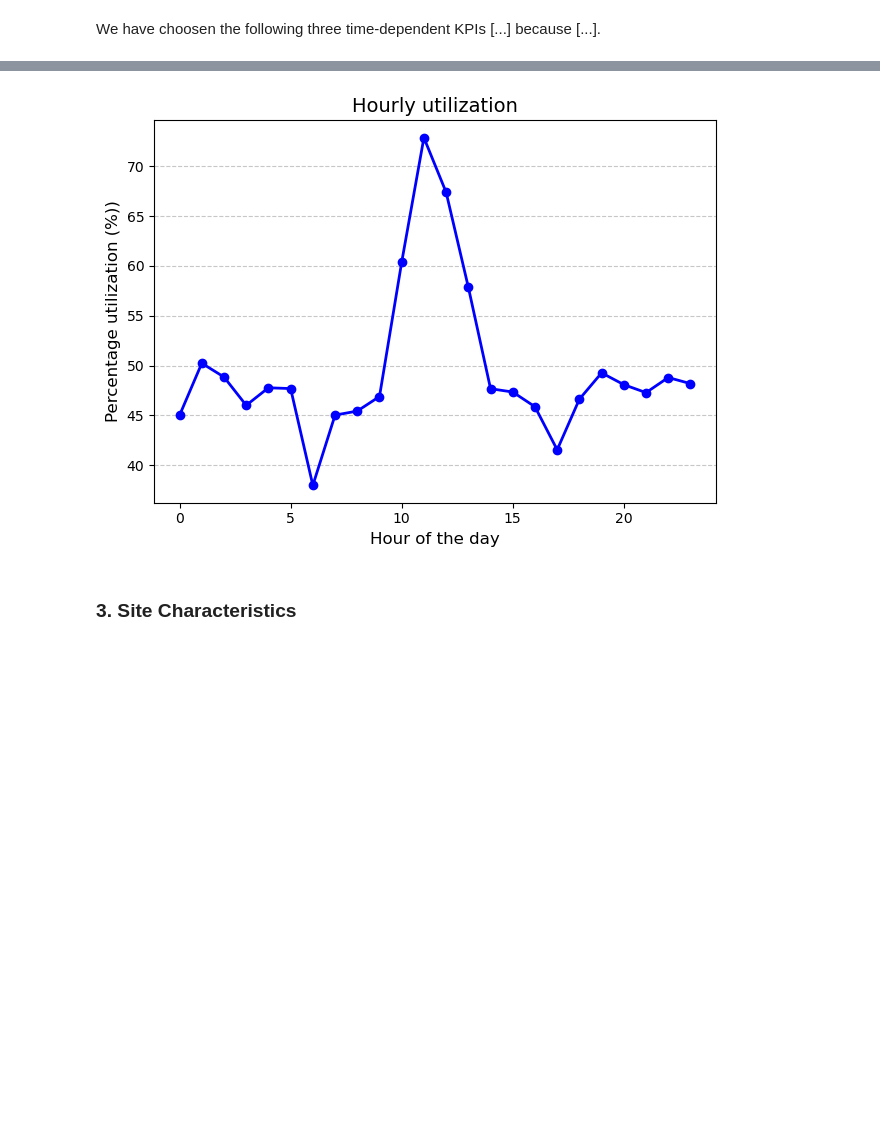
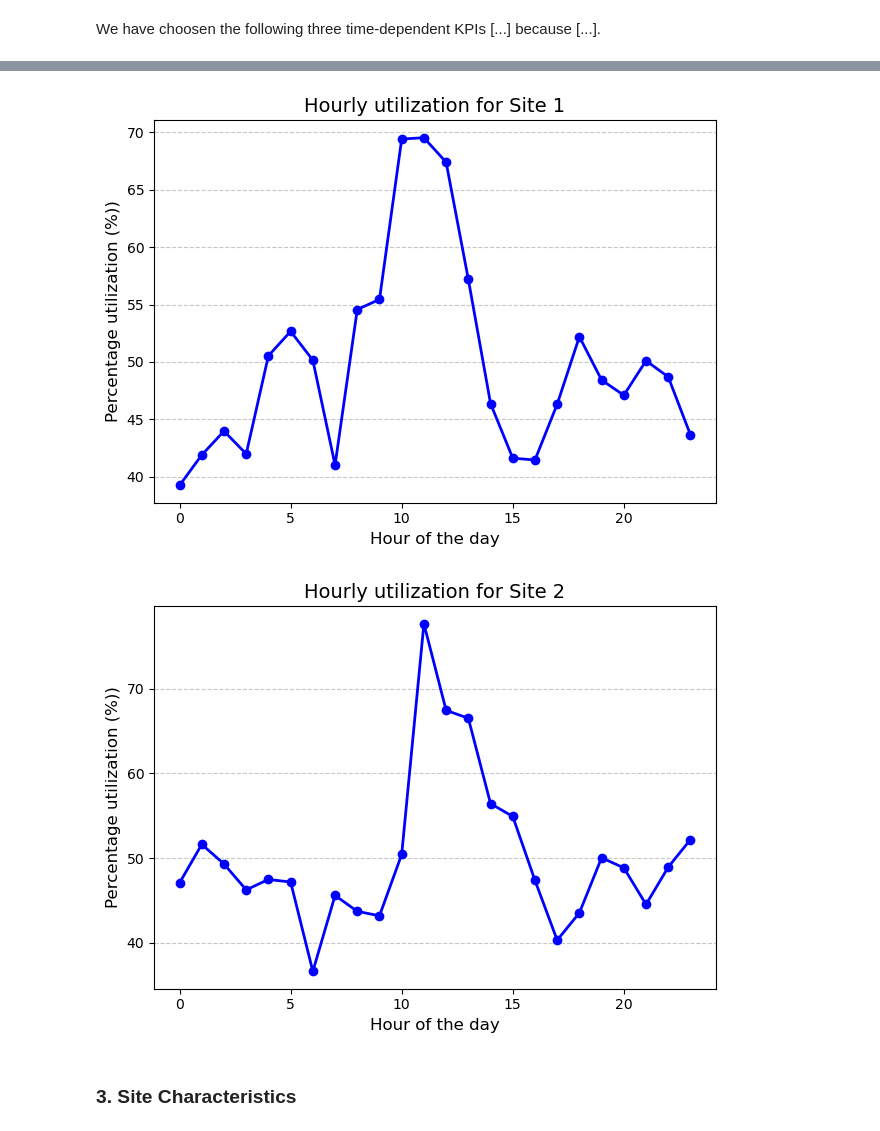
Before and after one commit to angfe/TheOptimizers, a Jupyter notebook: 02_Descriptive_Analytics.ipynb, the cells around one changed output, grey strips where cells are left out. Saved outputs shown, nothing was run; the diff lists cells and outputs as text; code cells hidden in the pictures; blank space fills up the shorter version.

Commit message:
KPI 1 - grouped per site

```diff
--- a/02_Descriptive_Analytics.ipynb
+++ b/02_Descriptive_Analytics.ipynb
@@ -172,19 +197,28 @@ plt.show() # Display the plot
 # %%
-# Create a line chart
-plt.plot(hours, utilizationPerHour_array, marker='o', color='b', linestyle='-', linewidth=2, markersize=6)
+# linechart
 
-# Axis labelling and titles
-plt.xlabel('Hour of the day', fontsize=12)
-plt.ylabel('Percentage utilization (%))', fontsize=12)
-plt.title('Hourly utilization', fontsize=14)
+#iterate over the siteIds
+for site in site_ids:
 
-# Add a grid to the Y-axis to make the chart easier to read (dashed lines, light opacity)
-plt.grid(True, axis='y', linestyle='--', alpha=0.7)
+    #array for the current site
+    utilizationPerHour_array = utilization_per_site[site]
 
-plt.tight_layout() # Adjust the layout of the plot to prevent overlapping of labels or elements
-plt.show() # Display the plot
+    # Create a line chart
+    plt.plot(hours, utilizationPerHour_array, marker='o', color='b', linestyle='-', linewidth=2, markersize=6)
+
+    # Axis labelling and titles
+    plt.xlabel('Hour of the day', fontsize=12)
+    plt.ylabel('Percentage utilization (%))', fontsize=12)
+    plt.title(f'Hourly utilization for Site {int(site)}', fontsize=14)
+
+    # Add a grid to the Y-axis to make the chart easier to read (dashed lines, light opacity)
+    plt.grid(True, axis='y', linestyle='--', alpha=0.7)
+
+    plt.tight_layout() # Adjust the layout of the plot to prevent overlapping of labels or elements
+    plt.show() # Display the plot
 # %% [output]
-[figure, old version]
+[figure, new version]
+[figure, added]
 # %% [markdown]
 ### 3. Site Characteristics
 # %%
```
Also changed, not shown: parts of 2 cells of this notebook.
